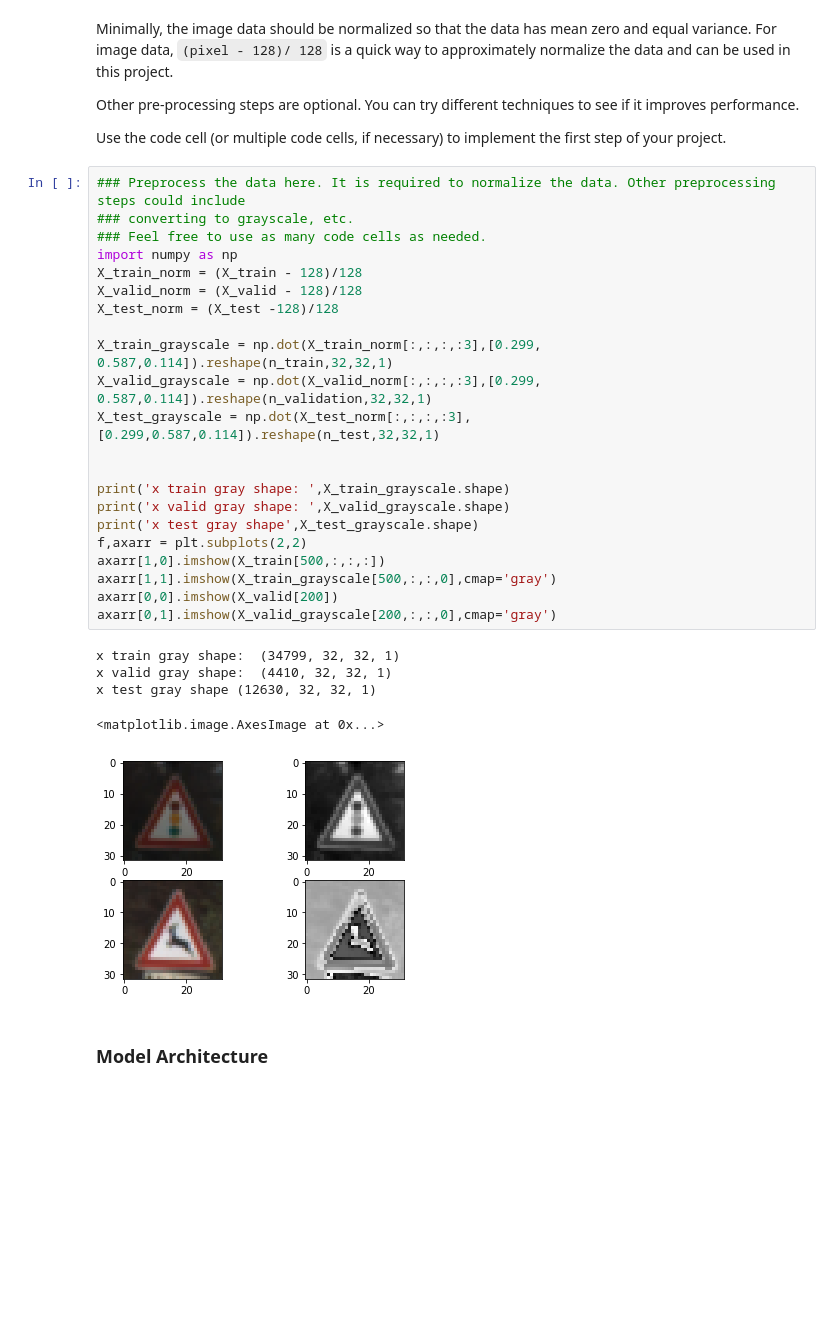
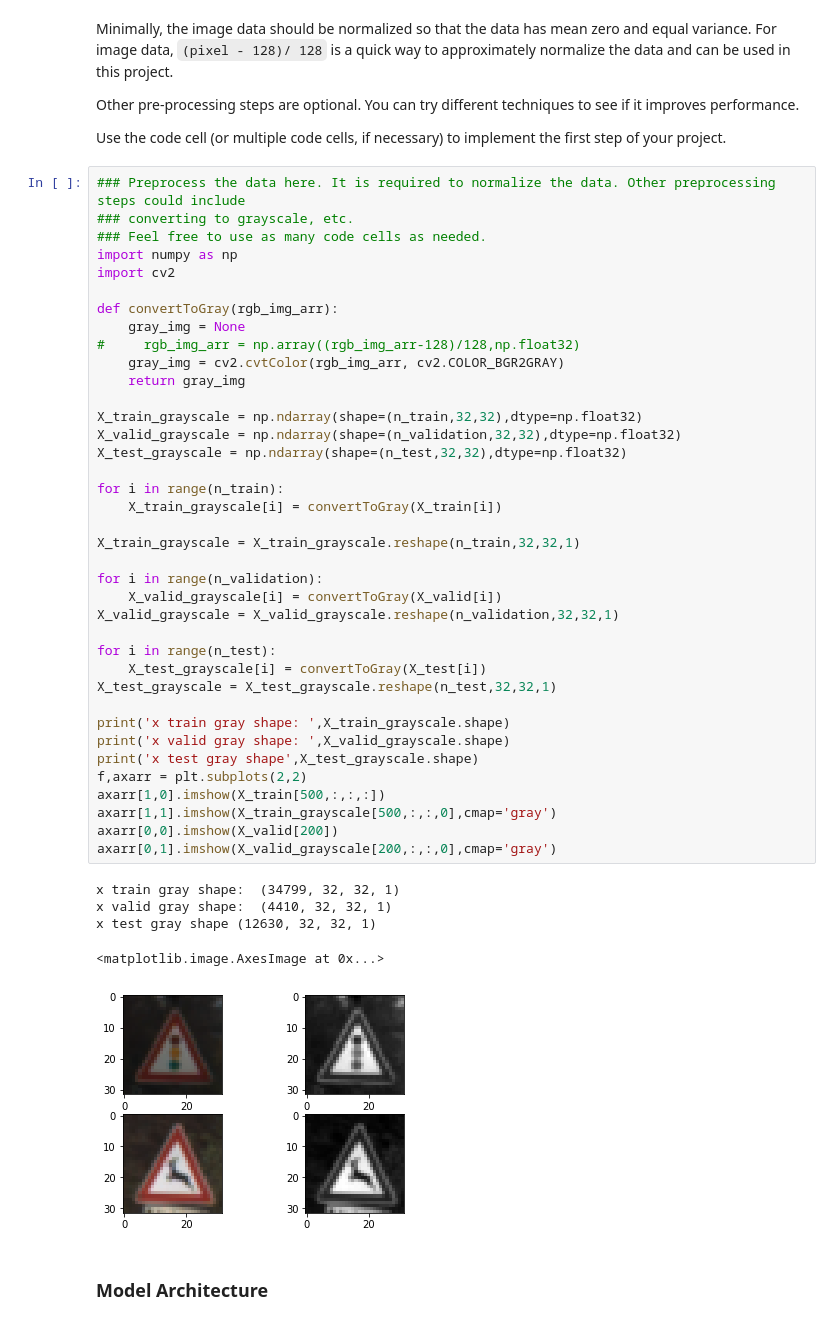
Before and after one commit to aloksh85/CarND-Traffic-Sign-Classifier-Project, a Jupyter notebook: Traffic_Sign_Classifier.ipynb, the cells around one changed output. Cells and saved outputs as stored; diff of their text form; blank space fills up the shorter version.

```diff
--- a/Traffic_Sign_Classifier.ipynb
+++ b/Traffic_Sign_Classifier.ipynb
@@ -152,31 +153,47 @@ Use the code cell (or multiple code cells, if necessary) to implement the first
 # %%
 ### Preprocess the data here. It is required to normalize the data. Other preprocessing steps could include
 ### converting to grayscale, etc.
 ### Feel free to use as many code cells as needed.
 import numpy as np
-X_train_norm = (X_train - 128)/128
-X_valid_norm = (X_valid - 128)/128
-X_test_norm = (X_test -128)/128
+import cv2
 
-X_train_grayscale = np.dot(X_train_norm[:,:,:,:3],[0.299, 0.587,0.114]).reshape(n_train,32,32,1)
-X_valid_grayscale = np.dot(X_valid_norm[:,:,:,:3],[0.299, 0.587,0.114]).reshape(n_validation,32,32,1)
-X_test_grayscale = np.dot(X_test_norm[:,:,:,:3],[0.299,0.587,0.114]).reshape(n_test,32,32,1)
+def convertToGray(rgb_img_arr):
+    gray_img = None
+#     rgb_img_arr = np.array((rgb_img_arr-128)/128,np.float32)
+    gray_img = cv2.cvtColor(rgb_img_arr, cv2.COLOR_BGR2GRAY)
+    return gray_img
 
+X_train_grayscale = np.ndarray(shape=(n_train,32,32),dtype=np.float32)
+X_valid_grayscale = np.ndarray(shape=(n_validation,32,32),dtype=np.float32)
+X_test_grayscale = np.ndarray(shape=(n_test,32,32),dtype=np.float32)
+
+for i in range(n_train):
+    X_train_grayscale[i] = convertToGray(X_train[i])
+
+X_train_grayscale = X_train_grayscale.reshape(n_train,32,32,1)
+
+for i in range(n_validation):
+    X_valid_grayscale[i] = convertToGray(X_valid[i])
+X_valid_grayscale = X_valid_grayscale.reshape(n_validation,32,32,1)
+
+for i in range(n_test):
+    X_test_grayscale[i] = convertToGray(X_test[i])
+X_test_grayscale = X_test_grayscale.reshape(n_test,32,32,1)
 
 print('x train gray shape: ',X_train_grayscale.shape)
 print('x valid gray shape: ',X_valid_grayscale.shape)
 print('x test gray shape',X_test_grayscale.shape)
 f,axarr = plt.subplots(2,2)
 axarr[1,0].imshow(X_train[500,:,:,:])
 axarr[1,1].imshow(X_train_grayscale[500,:,:,0],cmap='gray')
 axarr[0,0].imshow(X_valid[200])
 axarr[0,1].imshow(X_valid_grayscale[200,:,:,0],cmap='gray')
 # %% [output]
 x train gray shape:  (34799, 32, 32, 1)
 x valid gray shape:  (4410, 32, 32, 1)
 x test gray shape (12630, 32, 32, 1)
 <matplotlib.image.AxesImage at 0x...>
-[figure, old version]
+[figure, new version]
 # %% [markdown]
 ### Model Architecture
 # %%
```
Also changed, not shown: parts of 4 cells of this notebook.
